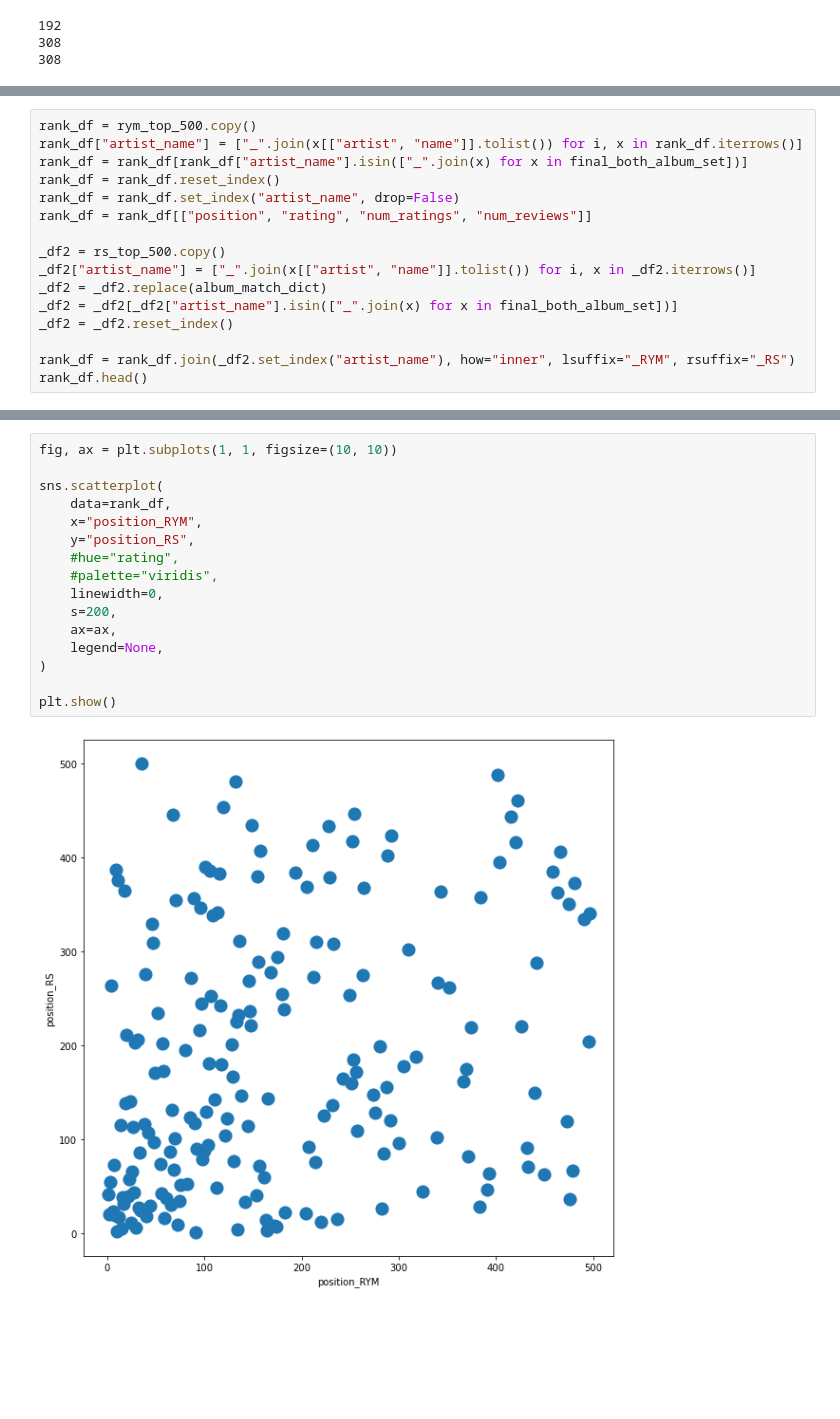
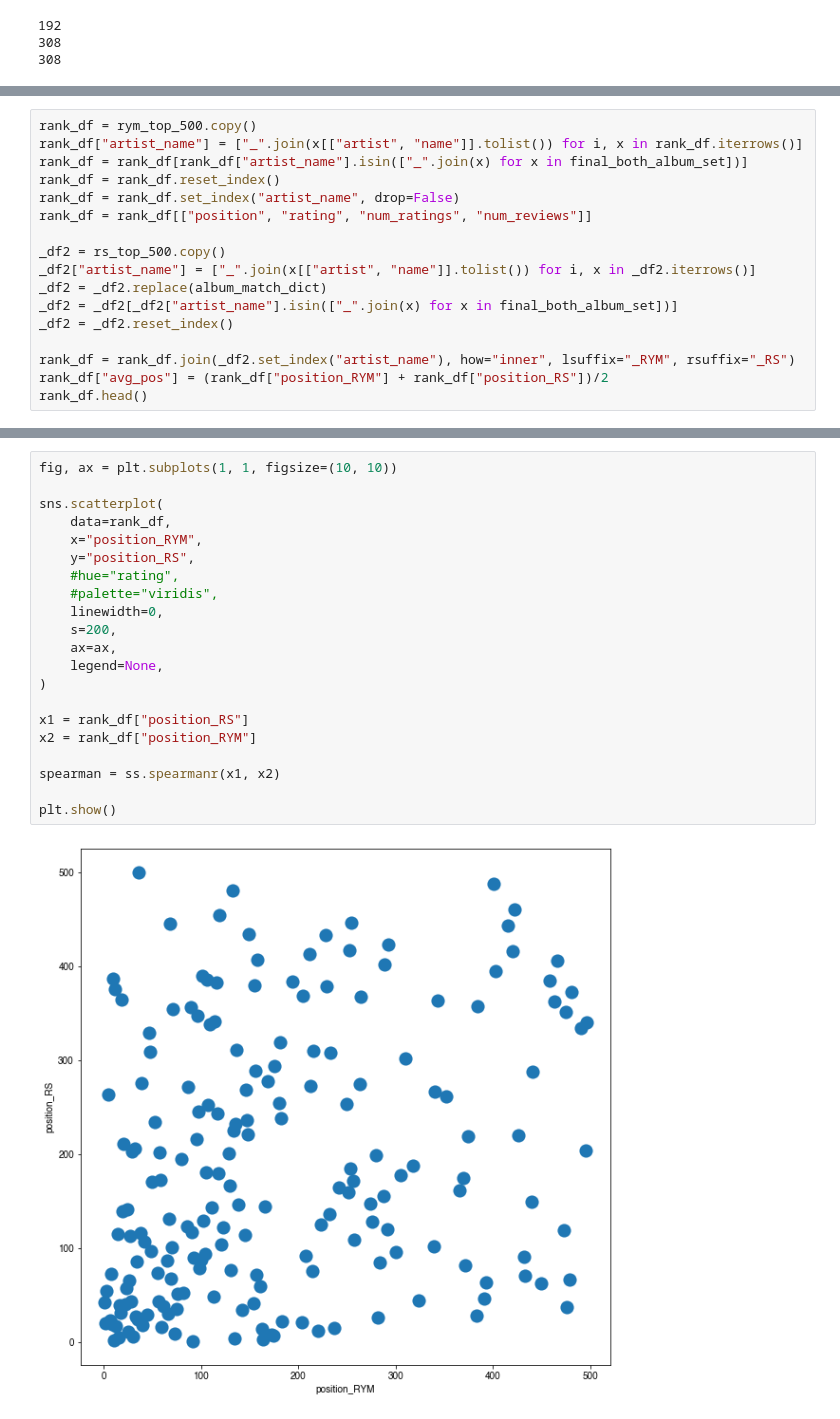
Before and after one commit to gibsramen/rym_vs_rolling_stones_top_500, a Jupyter notebook: notebooks/plot.ipynb, the cells around one changed output, grey strips where cells are left out. Drawn from its saved outputs; the diff is of its cells as text; blank space fills up the shorter version.

Commit message:
new plots

```diff
--- a/notebooks/plot.ipynb
+++ b/notebooks/plot.ipynb
@@ -297,5 +260,6 @@ _df2 = _df2[_df2["artist_name"].isin(["_".join(x) for x in final_both_album_set]
 _df2 = _df2.reset_index()
 
 rank_df = rank_df.join(_df2.set_index("artist_name"), how="inner", lsuffix="_RYM", rsuffix="_RS")
+rank_df["avg_pos"] = (rank_df["position_RYM"] + rank_df["position_RS"])/2
 rank_df.head()
 # %% [output]
@@ -315,18 +392,23 @@ IntervalIndex([[0, 10), [10, 20), [20, 30), [30, 40), [40, 50) ... [450, 460), [
 # %%
 fig, ax = plt.subplots(1, 1, figsize=(10, 10))
 
 sns.scatterplot(
     data=rank_df,
     x="position_RYM",
     y="position_RS",
     #hue="rating",
     #palette="viridis",
     linewidth=0,
     s=200,
     ax=ax,
     legend=None,
 )
 
+x1 = rank_df["position_RS"]
+x2 = rank_df["position_RYM"]
+
+spearman = ss.spearmanr(x1, x2)
+
 plt.show()
 # %% [output]
-[figure, old version]
+[figure, new version]
```
Also changed, not shown: parts of 18 cells of this notebook, 3 other files.
